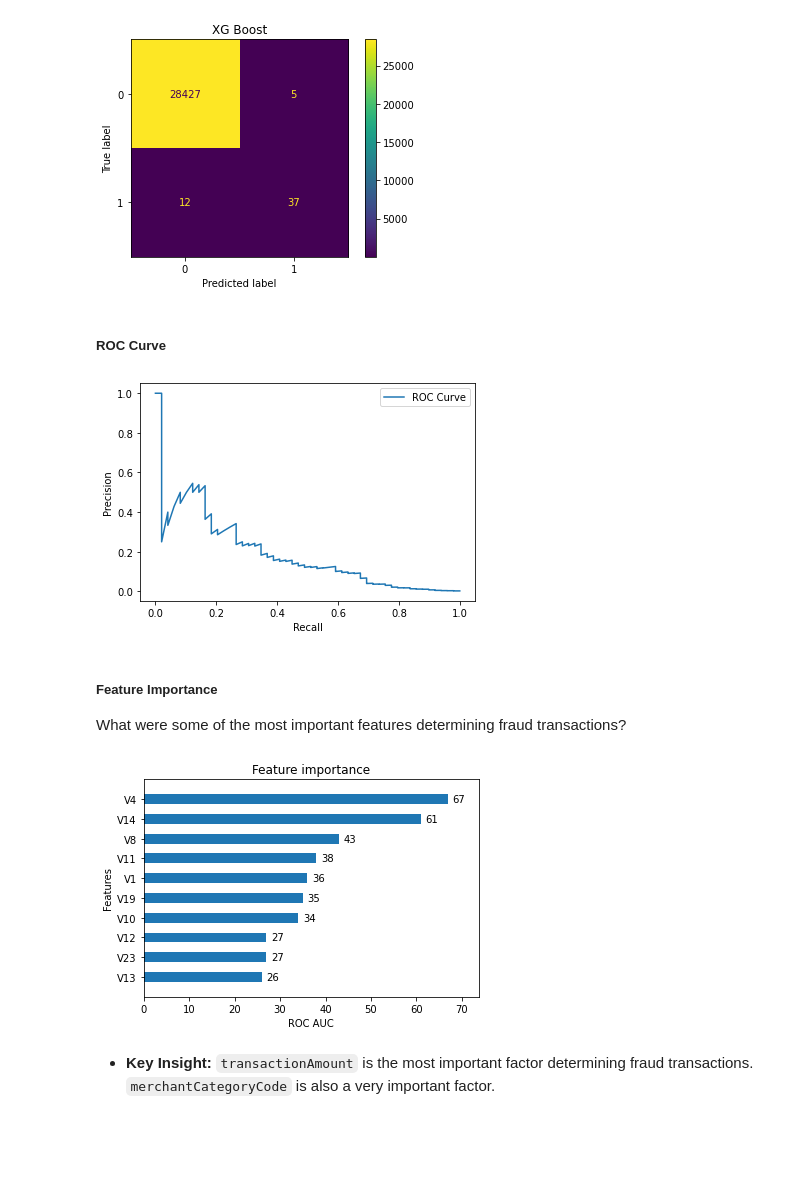
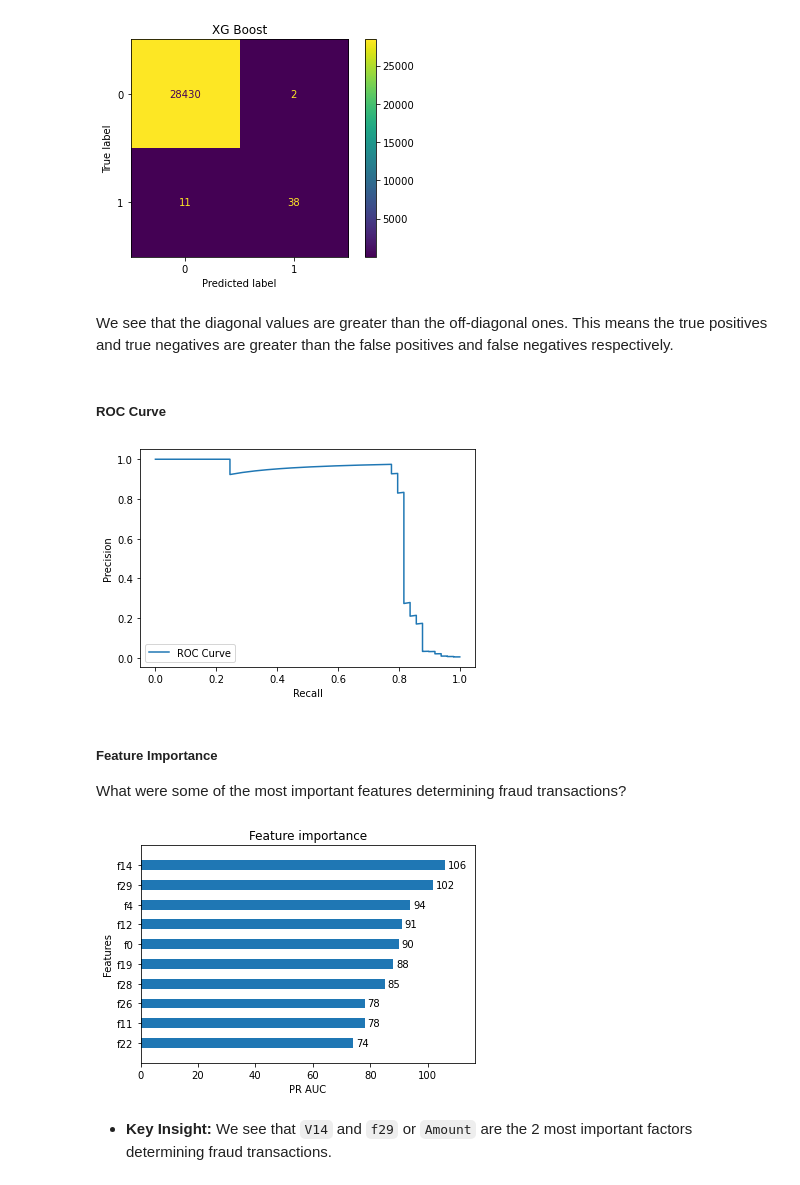
Before and after one commit to burning-river/KaggleCreditCardFraud, a Jupyter notebook: transactions.ipynb, the cells around one changed output. Saved outputs shown, nothing was run; the diff lists cells and outputs as text; code cells hidden in the pictures; blank space fills up the shorter version.

```diff
--- a/transactions.ipynb
+++ b/transactions.ipynb
@@ -611,12 +613,12 @@ Validation scores (PR): 1.0 +\- 0.0
 # %% [markdown]
 #### XGBoost Classifier
 # %%
-param_grid = {'max_depth': [5, 10, 20],
+param_grid = {'max_depth': [6, 10, 20],
              'lambda': [1, 5, 10],
              'eta': [0.03, 0.3, 1.]
              }
 # %%
-xgb = XGBClassifier(verbosity=0)
+xgb = XGBClassifier(verbosity=0, use_label_encoder=False)
 # %%
 grid_search = GridSearchCV(xgb, param_grid, cv = 5, scoring = scoring['pr_auc'])
 # %%
@@ -655,17 +665,19 @@ disp = plot_confusion_matrix(xgb_unbal_best_est, X_test_transform, y_test)
 disp.ax_.set_title('XG Boost');
 # %% [output]
 [figure]
+# %% [markdown]
+We see that the diagonal values are greater than the off-diagonal ones. This means the true positives and true negatives are greater than the false positives and false negatives respectively.
 # %% [markdown]
 ##### ROC Curve
 # %%
-prob1 = [prob[1] for prob in xgb_unbal_best_est.predict_proba(X_test)]
+prob1 = [prob[1] for prob in xgb_best_est.predict_proba(X_test_transform)]
 precision, recall, thresholds = precision_recall_curve(y_test, prob1)
 plt.plot(recall,precision, label='ROC Curve')
 plt.xlabel('Recall')
 plt.ylabel('Precision')
 plt.legend();
 # %% [output]
-[figure, old version]
+[figure, new version]
 # %% [markdown]
 ##### Feature Importance
 
@@ -675,7 +685,7 @@ import xgboost
 # %%
-xgboost.plot_importance(xgb_best_est,height = 0.5, grid=False, max_num_features=10,xlabel='ROC AUC');
+xgboost.plot_importance(xgb_best_est,height = 0.5, grid=False, max_num_features=10,xlabel='PR AUC');
 # %% [output]
-[figure, old version]
+[figure, new version]
 # %% [markdown]
-+ **Key Insight:** `transactionAmount` is the most important factor determining fraud transactions. `merchantCategoryCode` is also a very important factor.
++ **Key Insight:** We see that `V14` and `f29` or `Amount` are the 2 most important factors determining fraud transactions.
 # %% [markdown]
```
Also changed, not shown: parts of 15 cells of this notebook.
